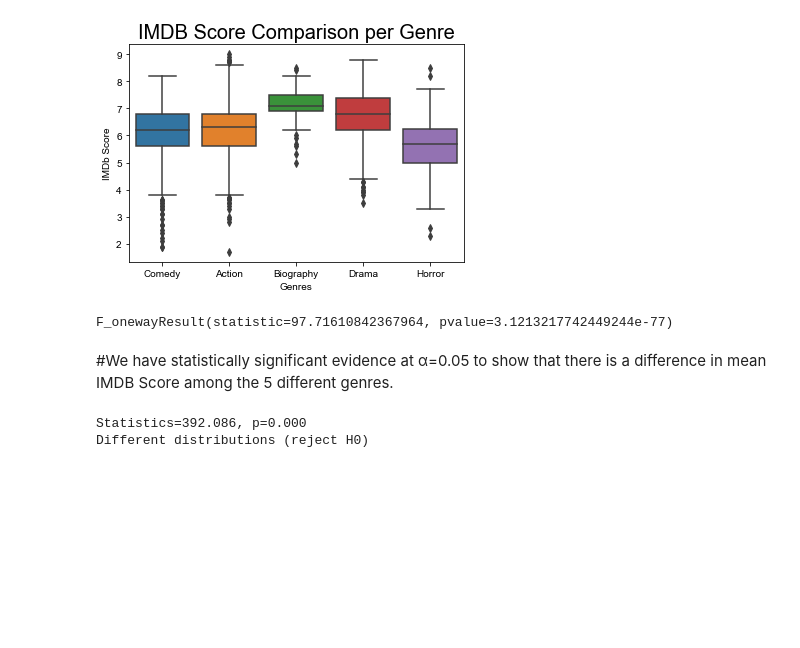
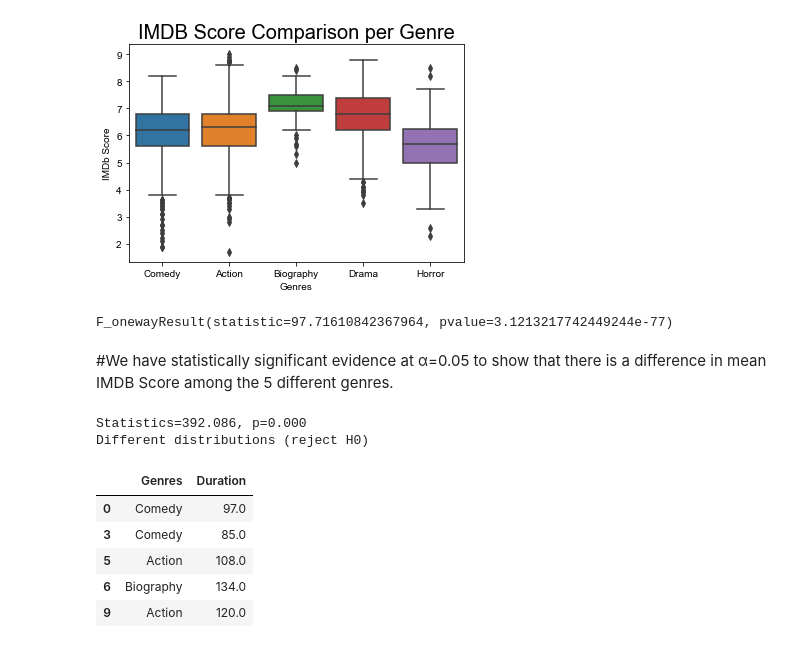
Before and after one commit to PedroSF88/SMU_Project_Group_1, a Jupyter notebook: analysis_kevin.ipynb, the cells around one changed output. Drawn from its saved outputs; the diff is of its cells as text; code cells hidden in the pictures; blank space fills up the shorter version.

```diff
--- a/analysis_kevin.ipynb
+++ b/analysis_kevin.ipynb
@@ -284,4 +284,16 @@ Different distributions (reject H0)
 # %%
 #Reject the null hypothesis and conclude that not all the group medians are equal
 #A significance level of 0.05 indicates a 5% risk of concluding that a difference exists when there is no actual difference.
+# %%
+#Action, Biography, Comedy, Drama, Horror
+genres_interested = movie[(movie['Genres'] == 'Action') | (movie['Genres'] == 'Biography') | (movie['Genres'] == 'Comedy') | (movie['Genres'] == 'Drama') | (movie['Genres'] == 'Horror')]
+genres_interested = genres_interested[['Genres', 'Duration']]
+genres_interested.head()
+# %% [output]
+|  | Genres | Duration |
+| 0 | Comedy | 97.0 |
+| 3 | Comedy | 85.0 |
+| 5 | Action | 108.0 |
+| 6 | Biography | 134.0 |
+| 9 | Action | 120.0 |
 # %%
```
Also changed, not shown: parts of 2 cells of this notebook, 1 other file.
